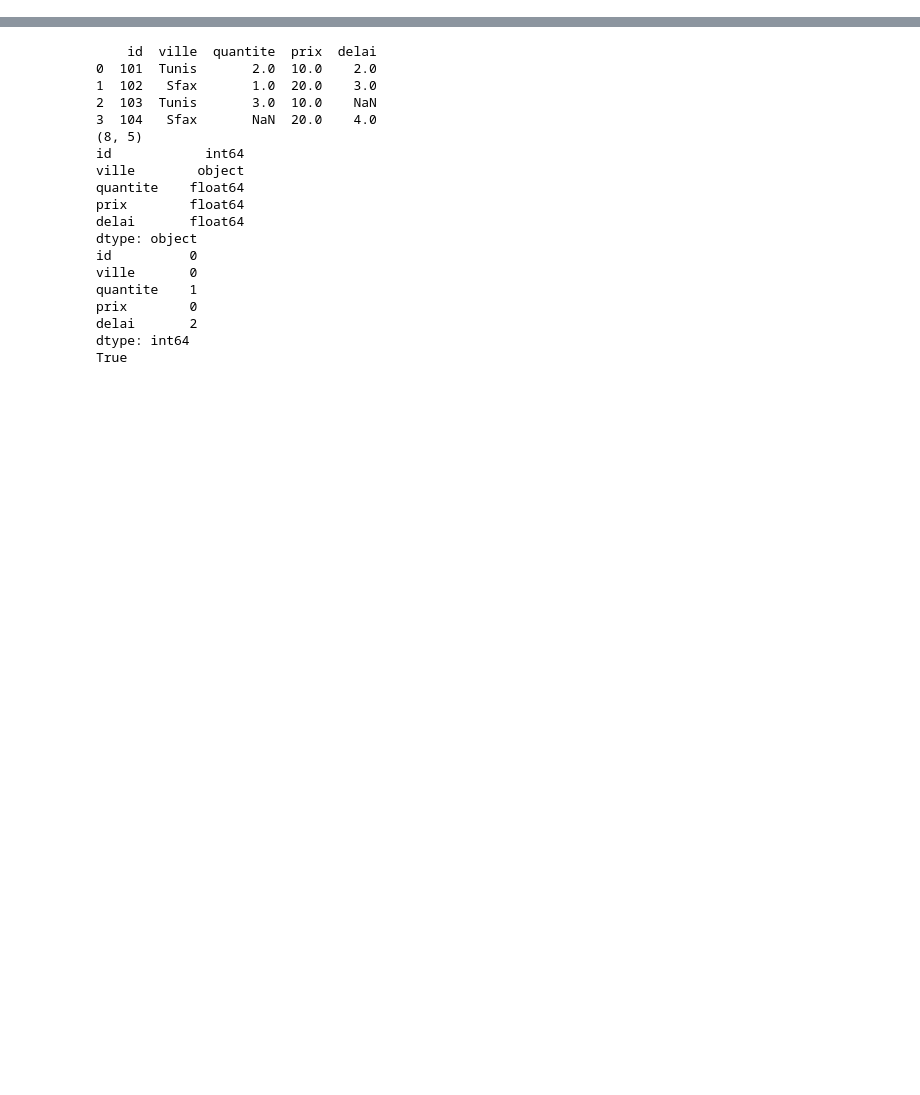
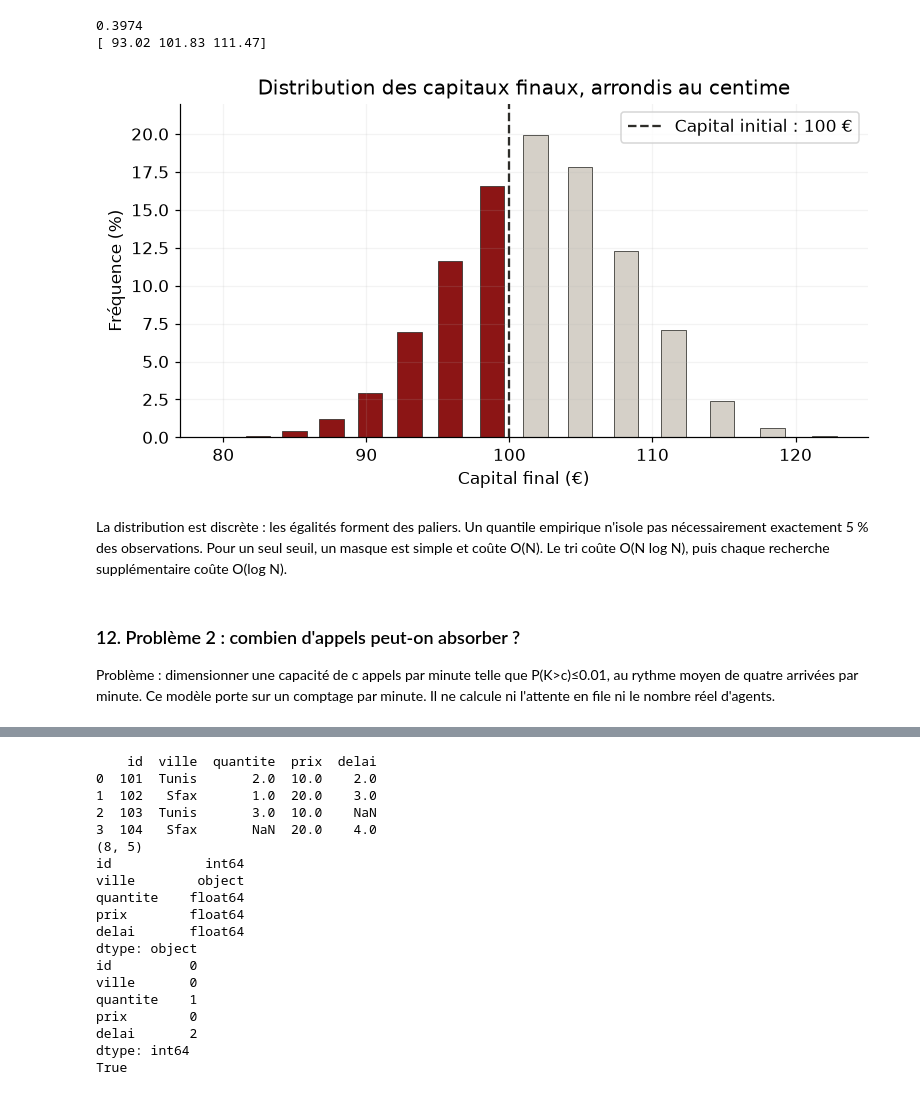
Before and after one commit to BechirTr/python-for-data-science-course, a Jupyter notebook: TD-TP/chapitre_06_applications.ipynb, the cells around one changed output, grey strips where cells are left out. Saved outputs shown, nothing was run; the diff lists cells and outputs as text; code cells hidden in the pictures; blank space fills up the shorter version.

```diff
--- a/TD-TP/chapitre_06_applications.ipynb
+++ b/TD-TP/chapitre_06_applications.ipynb
@@ -86,12 +0,0 @@ print(affectations)  # [0 0 1]
-# %%
-# Distances géométriques entre clients et dépôts
-fig, ax = plt.subplots(figsize=(7, 3.8))
-ax.scatter(depots[:, 0], depots[:, 1], marker="s", s=110,
-           facecolors="none", edgecolors=burgundy, label="Dépôts", zorder=3)
-ax.scatter(clients[:, 0], clients[:, 1], color=ink, s=22, label="Clients", zorder=4)
-for i, (x, y) in enumerate(clients):
-    ax.annotate(f"C{i}", (x,y), xytext=(5,8), textcoords="offset points")
-ax.plot([0,3,6],[0,4,0], "--", color=ink, linewidth=1)
-ax.set(xlabel="Est (km)", ylabel="Nord (km)", xlim=(-1,7), ylim=(-1,5),
-       title="Trois clients et deux dépôts")
-ax.legend(); plt.show()
@@ -576,0 +156,27 @@ La table contient huit lignes et cinq colonnes, une quantité absente et deux d
+# %%
+tries = np.sort(fin)
+proba_perte = np.searchsorted(tries, 100, side="left") / len(fin)
+quantiles = np.quantile(fin, [0.05, 0.50, 0.95])
+print(proba_perte)          # 0.3974
+print(np.round(quantiles, 2)) # [93.02 101.83 111.47]
+# %% [output]
+0.3974
+[ 93.02 101.83 111.47]
+# %%
+valeurs,effectifs = np.unique(np.round(fin,2),return_counts=True)
+fig, ax = plt.subplots(figsize=(7,3.8))
+couleurs = [burgundy if x<100 else "#D5D0C8" for x in valeurs]
+ax.bar(valeurs,100*effectifs/len(fin),width=1.7,color=couleurs,edgecolor=ink,lw=.5)
+ax.axvline(100,color=ink,ls="--",label="Capital initial : 100 €")
+ax.set(title="Distribution des capitaux finaux, arrondis au centime",
+       xlabel="Capital final (€)",ylabel="Fréquence (%)",ylim=(0,22))
+ax.legend()
+plt.show()
+# %% [output]
+[figure, added]
+# %% [markdown]
+La distribution est discrète : les égalités forment des paliers. Un quantile empirique n'isole pas nécessairement exactement 5 % des observations. Pour un seul seuil, un masque est simple et coûte O(N). Le tri coûte O(N log N), puis chaque recherche supplémentaire coûte O(log N).
+# %% [markdown]
+### 12. Problème 2 : combien d'appels peut-on absorber ?
+
+Problème : dimensionner une capacité de c appels par minute telle que P(K>c)≤0.01, au rythme moyen de quatre arrivées par minute. Ce modèle porte sur un comptage par minute. Il ne calcule ni l'attente en file ni le nombre réel d'agents.
```
Also changed, not shown: parts of 290 cells of this notebook, 2 other files.
